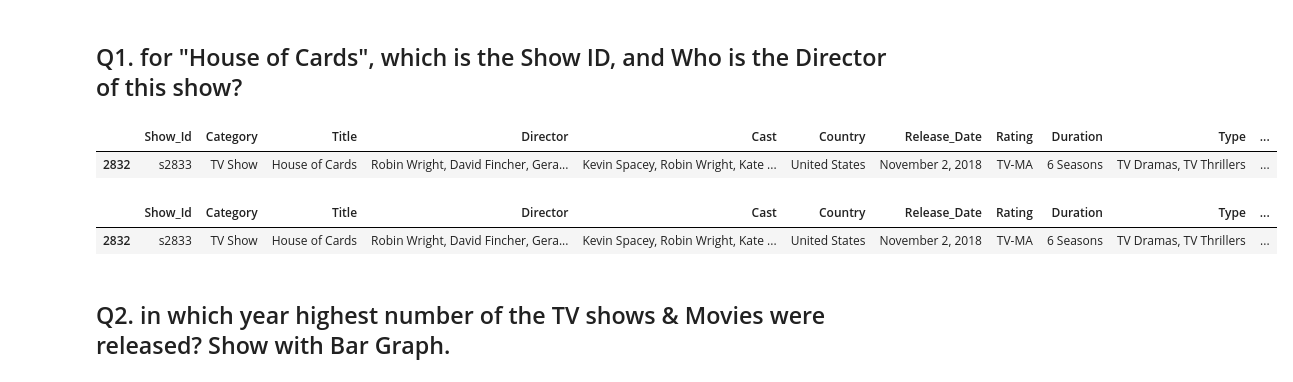
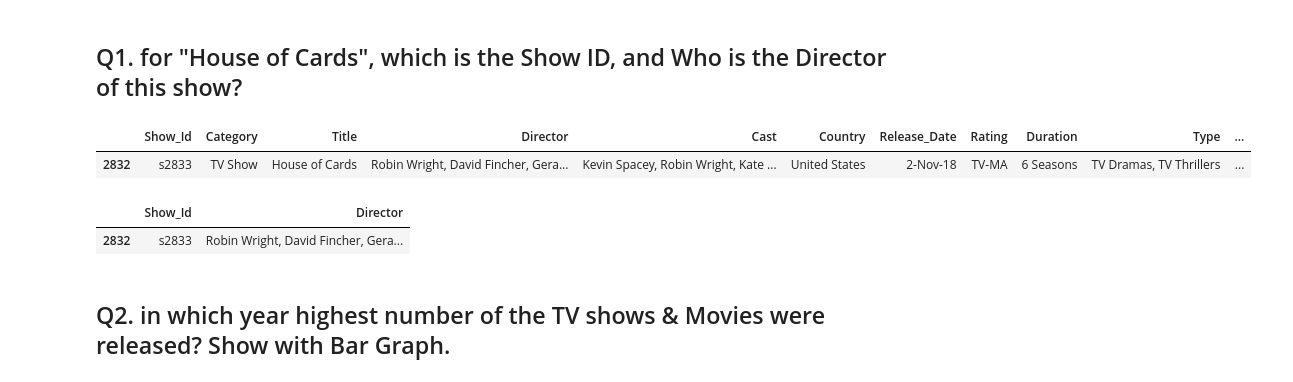
Before and after one commit to Summer1006/Netflix-Data-Exploration, a Jupyter notebook: Netflix Data Analytics.ipynb, the cells around one changed output. Saved outputs shown, nothing was run; the diff lists cells and outputs as text; code cells hidden in the pictures.

```diff
--- a/Netflix Data Analytics.ipynb
+++ b/Netflix Data Analytics.ipynb
@@ -5,8 +5,7 @@
 # %%
 import pandas as pd
 import seaborn as sns
-
-data = pd.read_csv(r"C:\Users\niehu\OneDrive - University of St. Thomas\MsDS\A0 - Projects\Netflix Python\8. Netflix Dataset.csv")
+data = pd.read_csv(r"C:\Users\niehu\OneDrive - University of St. Thomas\MsDS\A0 - Projects\Netflix Python\Netflix Dataset.csv")
 # %%
 # data
 data.shape # 11 columns
@@ -95,15 +94,16 @@ sns.heatmap(data.isnull()) # using heat-mao to show null values count
 data[data['Title'].isin(['House of Cards'])]
 # %% [output]
 |  | Show_Id | Category | Title | Director | Cast | Country | Release_Date | Rating | Duration | Type | ... |
-| 2832 | s2833 | TV Show | House of Cards | Robin Wright, David Fincher, Gera... | Kevin Spacey, Robin Wright, Kate ... | United States | November 2, 2018 | TV-MA | 6 Seasons | TV Dramas, TV Thrillers | ... |
+| 2832 | s2833 | TV Show | House of Cards | Robin Wright, David Fincher, Gera... | Kevin Spacey, Robin Wright, Kate ... | United States | 2-Nov-18 | TV-MA | 6 Seasons | TV Dramas, TV Thrillers | ... |
 # %%
 # Str.contains()
 
 # data['Title'].str.contains('House of Cards') # unhashable type: 'list' this error occured when I data['Title'].str.contains(['House of Cards'])
-data[data['Title'].str.contains('House of Cards')]
+# data[['Show_Id', 'Director']] = data[data['Title'].str.contains('House of Cards')]
+data[data['Title'].str.contains('House of Cards')][['Show_Id','Director']]
 # %% [output]
-|  | Show_Id | Category | Title | Director | Cast | Country | Release_Date | Rating | Duration | Type | ... |
-| 2832 | s2833 | TV Show | House of Cards | Robin Wright, David Fincher, Gera... | Kevin Spacey, Robin Wright, Kate ... | United States | November 2, 2018 | TV-MA | 6 Seasons | TV Dramas, TV Thrillers | ... |
+|  | Show_Id | Director |
+| 2832 | s2833 | Robin Wright, David Fincher, Gera... |
 # %% [markdown]
 ## Q2. in which year highest number of the TV shows & Movies were released? Show with Bar Graph.
 # %%
```
Also changed, not shown: parts of 15 cells of this notebook.
